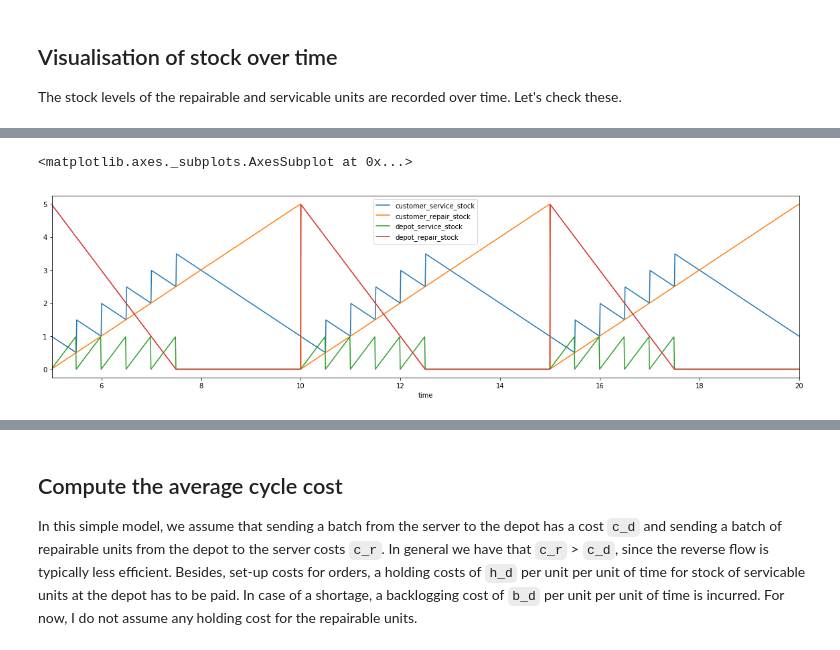
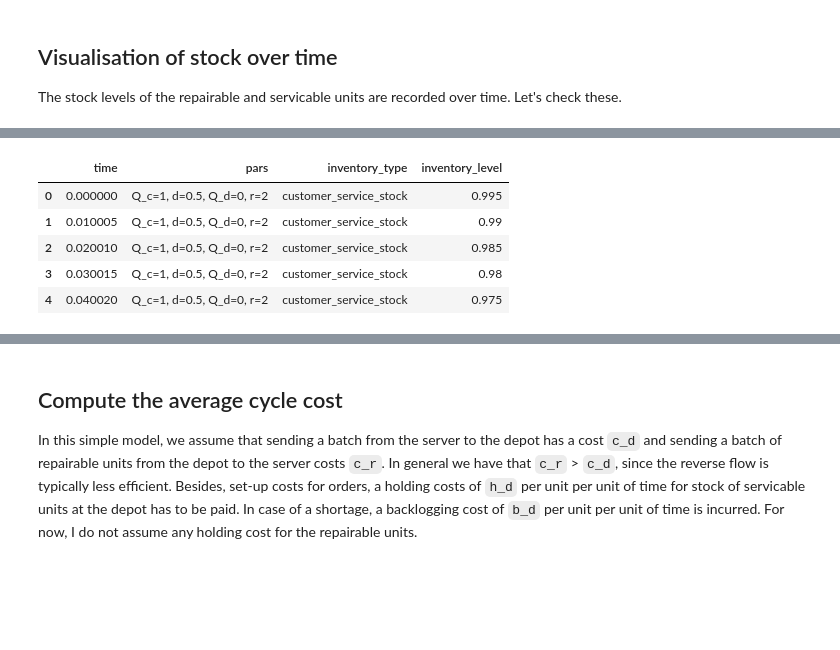
Before and after one commit to markkvdb/Simple-RL-Simulation, a Jupyter notebook: notebooks/First-Simulation-Try.ipynb, the cells around one changed output, grey strips where cells are left out. Cells and saved outputs as stored; diff of their text form; code cells hidden in the pictures; blank space fills up the shorter version.

```diff
--- a/notebooks/First-Simulation-Try.ipynb
+++ b/notebooks/First-Simulation-Try.ipynb
@@ -49,6 +72,17 @@ all_data.head()
-# %%
-# Plot lines over time
-all_data[all_data.time > 5].plot(x='time', y=all_data.columns[0:4], figsize=[20, 5])
-# %% [output]
-<matplotlib.axes._subplots.AxesSubplot at 0x...>
-[figure, removed]
+# %%
+# Get a feeling for the data
+sim_dfs.head()
+
+# Create a column containing the complete setting
+sim_dfs['pars'] = sim_dfs.apply(lambda x: 'Q_c={}, d={}, Q_d={}, r={}'.format(x['customer_batch_size'], x['customer_demand_rate'], x['depot_batch_size'], x['depot_repair_rate']), axis=1)
+
+# Melt dataset first
+sim_dfs_long = sim_dfs.melt(id_vars=['time', 'pars'], value_vars=['customer_service_stock', 'customer_repair_stock', 'depot_service_stock', 'depot_repair_stock'], var_name='inventory_type', value_name='inventory_level')
+sim_dfs_long.head()
+# %% [output]
+|  | time | pars | inventory_type | inventory_level |
+| 0 | 0.000000 | Q_c=1, d=0.5, Q_d=0, r=2 | customer_service_stock | 0.995 |
+| 1 | 0.010005 | Q_c=1, d=0.5, Q_d=0, r=2 | customer_service_stock | 0.99 |
+| 2 | 0.020010 | Q_c=1, d=0.5, Q_d=0, r=2 | customer_service_stock | 0.985 |
+| 3 | 0.030015 | Q_c=1, d=0.5, Q_d=0, r=2 | customer_service_stock | 0.98 |
+| 4 | 0.040020 | Q_c=1, d=0.5, Q_d=0, r=2 | customer_service_stock | 0.975 |
```
Also changed, not shown: parts of 5 cells of this notebook, 1 other file.
